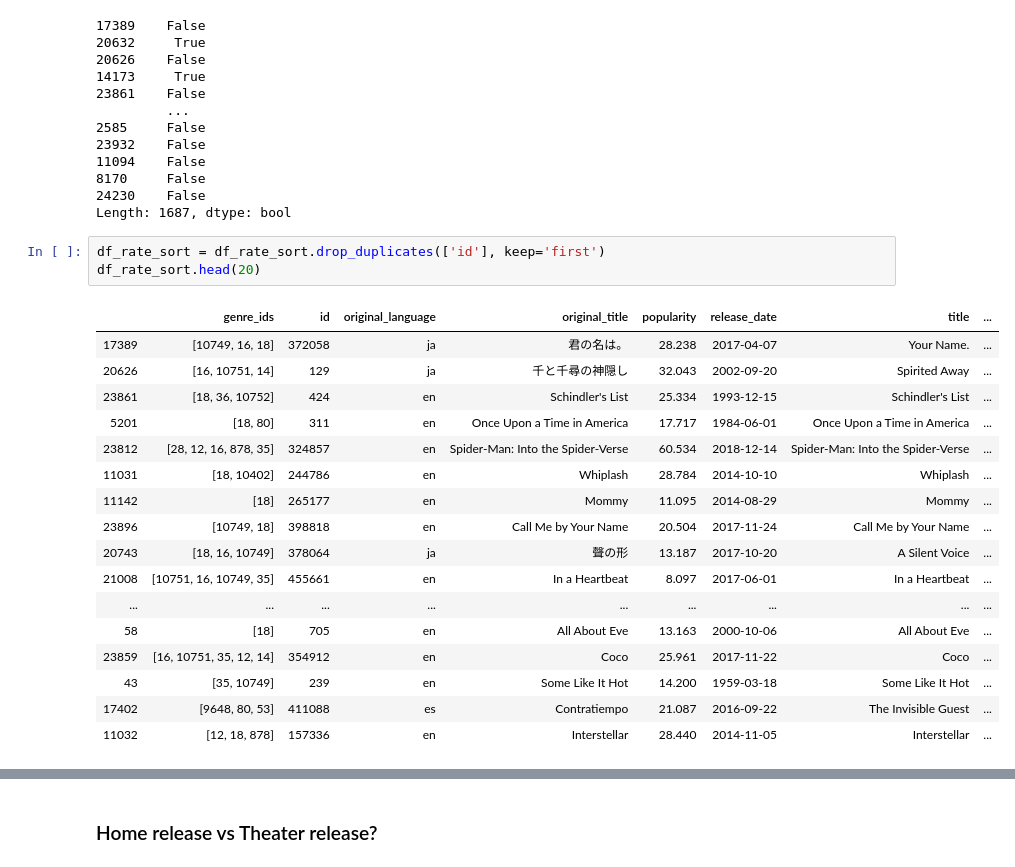
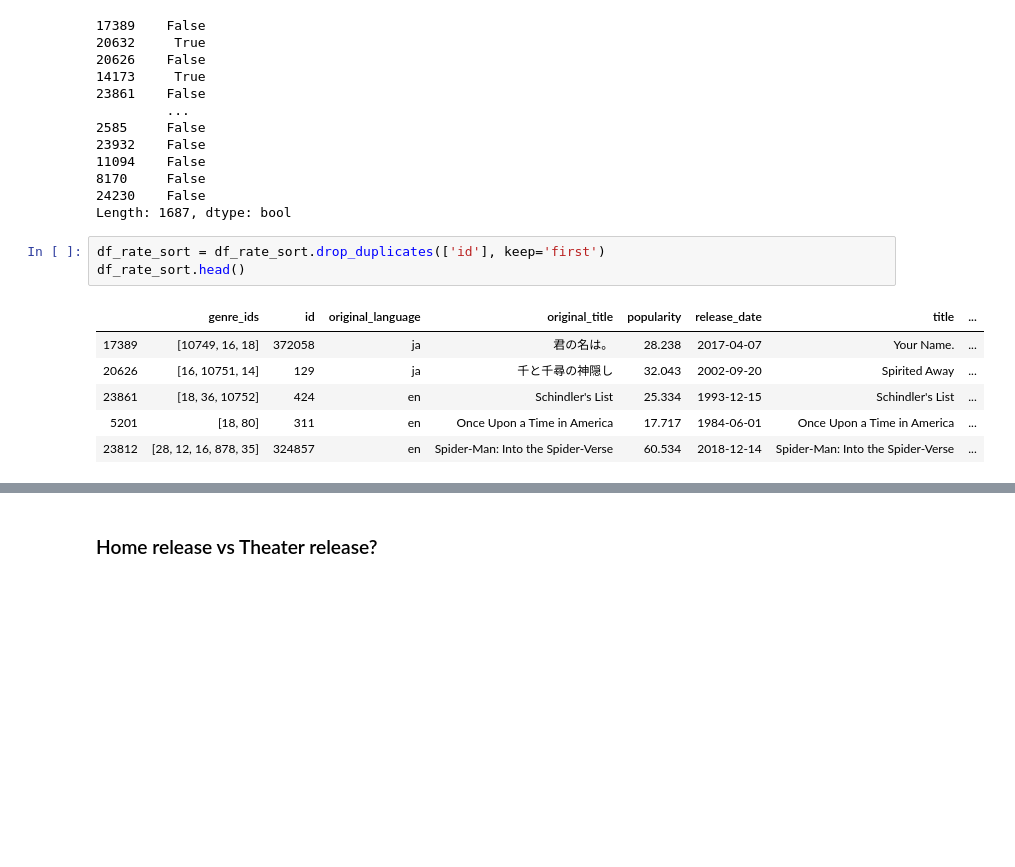
Before and after one commit to cristinamtown/dsc-mod-1-project-v2-1-onl01-dtsc-pt-041320, a Jupyter notebook: student.ipynb, the cells around one changed output, grey strips where cells are left out. Drawn from its saved outputs; the diff is of its cells as text; blank space fills up the shorter version.

```diff
--- a/student.ipynb
+++ b/student.ipynb
@@ -710,22 +875,11 @@ df_rate_sort.duplicated()
 Length: 1687, dtype: bool
 # %%
 df_rate_sort = df_rate_sort.drop_duplicates(['id'], keep='first')
-df_rate_sort.head(20)
+df_rate_sort.head()
 # %% [output]
 |  | genre_ids | id | original_language | original_title | popularity | release_date | title | ... |
 | 17389 | [10749, 16, 18] | 372058 | ja | 君の名は。 | 28.238 | 2017-04-07 | Your Name. | ... |
 | 20626 | [16, 10751, 14] | 129 | ja | 千と千尋の神隠し | 32.043 | 2002-09-20 | Spirited Away | ... |
 | 23861 | [18, 36, 10752] | 424 | en | Schindler's List | 25.334 | 1993-12-15 | Schindler's List | ... |
 | 5201 | [18, 80] | 311 | en | Once Upon a Time in America | 17.717 | 1984-06-01 | Once Upon a Time in America | ... |
 | 23812 | [28, 12, 16, 878, 35] | 324857 | en | Spider-Man: Into the Spider-Verse | 60.534 | 2018-12-14 | Spider-Man: Into the Spider-Verse | ... |
-| 11031 | [18, 10402] | 244786 | en | Whiplash | 28.784 | 2014-10-10 | Whiplash | ... |
-| 11142 | [18] | 265177 | en | Mommy | 11.095 | 2014-08-29 | Mommy | ... |
-| 23896 | [10749, 18] | 398818 | en | Call Me by Your Name | 20.504 | 2017-11-24 | Call Me by Your Name | ... |
-| 20743 | [18, 16, 10749] | 378064 | ja | 聲の形 | 13.187 | 2017-10-20 | A Silent Voice | ... |
-| 21008 | [10751, 16, 10749, 35] | 455661 | en | In a Heartbeat | 8.097 | 2017-06-01 | In a Heartbeat | ... |
-| ... | ... | ... | ... | ... | ... | ... | ... | ... |
-| 58 | [18] | 705 | en | All About Eve | 13.163 | 2000-10-06 | All About Eve | ... |
-| 23859 | [16, 10751, 35, 12, 14] | 354912 | en | Coco | 25.961 | 2017-11-22 | Coco | ... |
-| 43 | [35, 10749] | 239 | en | Some Like It Hot | 14.200 | 1959-03-18 | Some Like It Hot | ... |
-| 17402 | [9648, 80, 53] | 411088 | es | Contratiempo | 21.087 | 2016-09-22 | The Invisible Guest | ... |
-| 11032 | [12, 18, 878] | 157336 | en | Interstellar | 28.440 | 2014-11-05 | Interstellar | ... |
```
Also changed, not shown: parts of 59 cells of this notebook, 1 other file.
